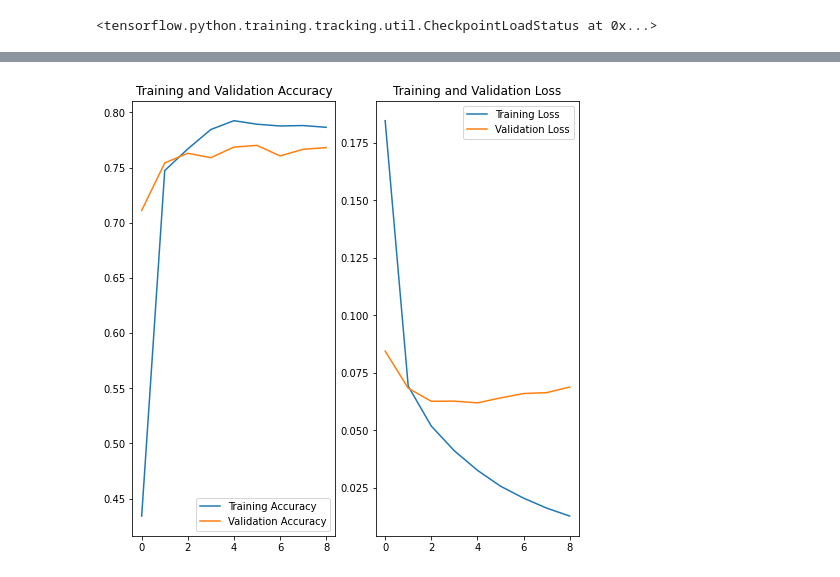
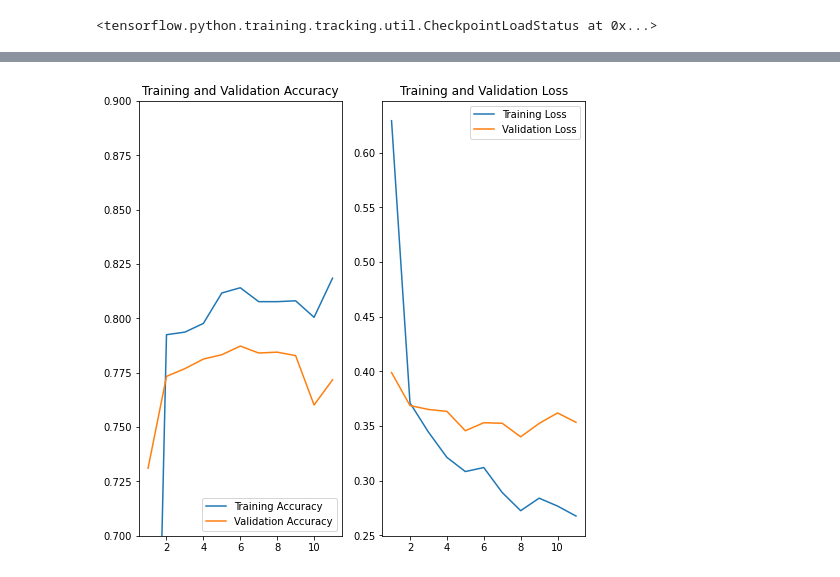
Before and after one commit to MortenTabaka/Deep-learning-exercises-with-TensorFlow2, a Jupyter notebook: Tabaka_Marcin_Transfer_learning.ipynb, the cells around one changed output, grey strips where cells are left out. Drawn from its saved outputs; the diff is of its cells as text; code cells hidden in the pictures.

Commit message:
display random images and their predictions, change model loss function to F1; add conclusions

```diff
--- a/Tabaka_Marcin_Transfer_learning.ipynb
+++ b/Tabaka_Marcin_Transfer_learning.ipynb
@@ -499,7 +575,34 @@ Total params: 24,222,044
 Trainable params: 2,609,684
 Non-trainable params: 21,612,360
 _________________________________________________________________
+# %%
+# Source:
+# https://gist.github.com/ashrefm/3ff9668a9f157008d4c712f3105d5842
+
+def macro_soft_f1(y, y_hat):
+    """Compute the macro soft F1-score as a cost.
+    Average (1 - soft-F1) across all labels.
+    Use probability values instead of binary predictions.
+
+    Args:
+        y (int32 Tensor): targets array of shape (BATCH_SIZE, N_LABELS)
+        y_hat (float32 Tensor): probability matrix of shape (BATCH_SIZE, N_LABELS)
+
+    Returns:
+        cost (scalar Tensor): value of the cost function for the batch
+    """
+
+    y = tf.cast(y, tf.float32)
+    y_hat = tf.cast(y_hat, tf.float32)
+    tp = tf.reduce_sum(y_hat * y, axis=0)
+    fp = tf.reduce_sum(y_hat * (1 - y), axis=0)
+    fn = tf.reduce_sum((1 - y_hat) * y, axis=0)
+    soft_f1 = 2*tp / (2*tp + fn + fp + 1e-16)
+    cost = 1 - soft_f1 # reduce 1 - soft-f1 in order to increase soft-f1
+    macro_cost = tf.reduce_mean(cost) # average on all labels
+
+    return macro_cost
 # %%
 model.compile(optimizer=tf.keras.optimizers.Adam(learning_rate=0.0001),
-             loss='binary_crossentropy',
-             metrics=['accuracy'])
+             loss=macro_soft_f1,
+             metrics=['accuracy', macro_f1])
@@ -517,7 +611,11 @@ early_stopping = tf.keras.callbacks.EarlyStopping(monitor='val_loss', patience=4
 # %%
+EPOCHS = 30
+
 # train model
 history = model.fit(train_ds,
                    validation_data=val_ds,
                    epochs=EPOCHS,
-                   callbacks=[best_val_acc, early_stopping])
+                   callbacks=[best_val_macro_f1_acc,
+                              early_stopping_val_f1,
+                              tensorboard_callback])
 # %% [output]
@@ -554,29 +651,30 @@ model.evaluate(test_ds)
 # %%
 def display_plots(history_var, epochs=len(history.epoch)):
     acc = history_var.history['accuracy']
     val_acc = history_var.history['val_accuracy']
 
     loss = history_var.history['loss']
     val_loss = history_var.history['val_loss']
 
-    epochs_range = range(epochs)
+    epochs_range = range(1, epochs+1)
 
     plt.figure(figsize=(8, 8))
     plt.subplot(1, 2, 1)
+    plt.ylim(0.7, 0.9)
     plt.plot(epochs_range, acc, label='Training Accuracy')
     plt.plot(epochs_range, val_acc, label='Validation Accuracy')
     plt.legend(loc='lower right')
     plt.title('Training and Validation Accuracy')
 
     plt.subplot(1, 2, 2)
     plt.plot(epochs_range, loss, label='Training Loss')
     plt.plot(epochs_range, val_loss, label='Validation Loss')
     plt.legend(loc='upper right')
     plt.title('Training and Validation Loss')
     plt.show()
 
 
 
 display_plots(history)
 # %% [output]
-[figure, old version]
+[figure, new version]
```
Also changed, not shown: parts of 38 cells of this notebook.
